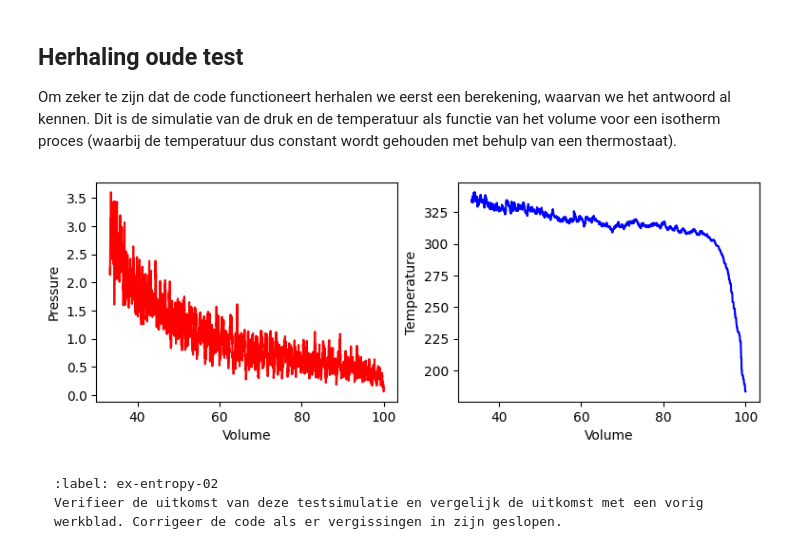
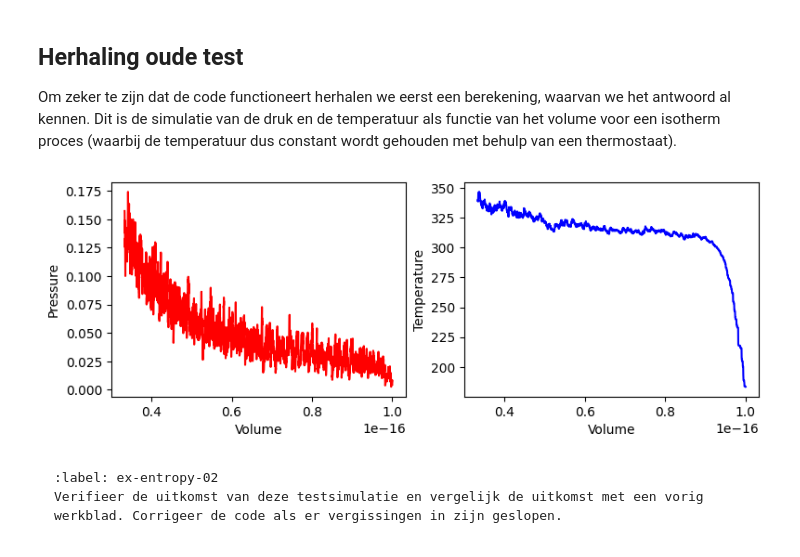
Before and after one commit to arenmeghdadi/314159265358979323846264338, a Jupyter notebook: Content/PySim/9_entropie.ipynb, the cells around one changed output. Cells and saved outputs as stored; diff of their text form; code cells hidden in the pictures.

````diff
--- a/Content/PySim/9_entropie.ipynb
+++ b/Content/PySim/9_entropie.ipynb
@@ -208,31 +208,35 @@ Dit is de simulatie van de druk en de temperatuur als functie van het volume voo
 # %%
 num_steps = round(2/3 * BOX_SIZE_0 / (2 * -V_PISTON_0 * DT))
 
 volumes = np.zeros(num_steps, dtype=float)
 pressures = np.zeros(num_steps, dtype=float)
 temperatures = np.zeros(num_steps, dtype=float)
 
 cv = ControlVolume(BOX_SIZE_0, BOX_SIZE_0, 40, V_PISTON_0, 300)
 
 for i in range(num_steps):
     cv.take_time_step()
     volumes[i] = cv.area
     pressures[i] = cv.pressure
     temperatures[i] = cv.temperature
 
+pressures = (pressures * 30*1.66e-27) / (1e-12)**2
+volumes = volumes * (1e-9)**2
+
+
 fig, (ax1, ax2) = plt.subplots(1, 2, figsize=(9, 3))
 ax1.set_xlabel('Volume')
 ax1.set_ylabel('Pressure')
 ax2.set_xlabel('Volume')
 ax2.set_ylabel('Temperature')
 fig.tight_layout
 
 ax1.plot(volumes, pressures, '-r')
 ax2.plot(volumes, temperatures, '-b')
 
 plt.show()
 # %% [output]
-[figure, old version]
+[figure, new version]
 # %% [markdown]
 ```{exercise} controle
 :label: ex-entropy-02
````
Also changed, not shown: parts of 11 cells of this notebook.
